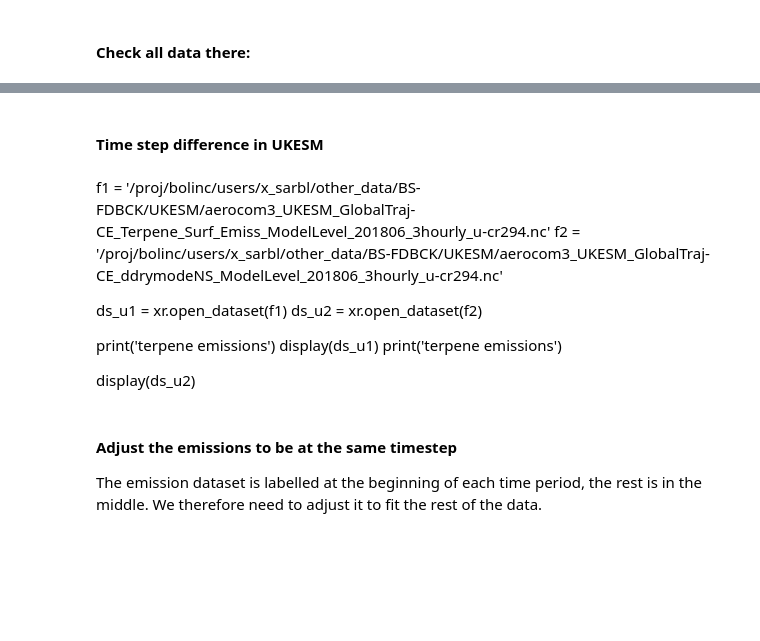
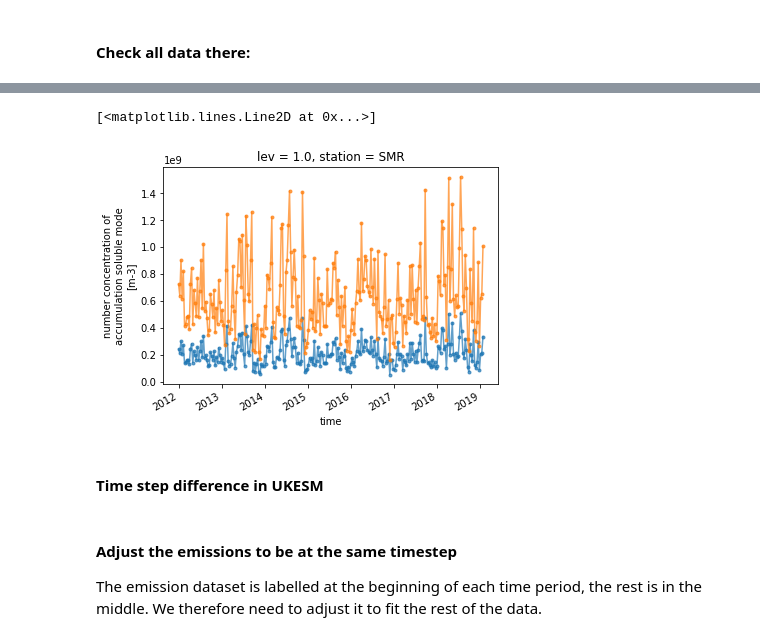
Before and after one commit to sarambl/BS-FDBCK, a Jupyter notebook: bs_fdbck_clean/notebooks/01-01-preprocess_station_data/01-01-03-Preprocess_dataset_MODELS_SMR.ipynb, the cells around one changed output, grey strips where cells are left out. Saved outputs shown, nothing was run; the diff lists cells and outputs as text; code cells hidden in the pictures; blank space fills up the shorter version.

```diff
--- a/bs_fdbck_clean/notebooks/01-01-preprocess_station_data/01-01-03-Preprocess_dataset_MODELS_SMR.ipynb
+++ b/bs_fdbck_clean/notebooks/01-01-preprocess_station_data/01-01-03-Preprocess_dataset_MODELS_SMR.ipynb
@@ -1233,18 +1269,12 @@ from bs_fdbck_clean.util.BSOA_datamanip.ukesm import diam_vars, num_vars
+# %%
+#ds_ukesm['nconcAS'].plot(marker='.')
+ds_ukesm['nconcAS'].resample(time='10D').mean().plot(marker='.', alpha=.7)
+ds_ukesm['nconcAS_uncorrected'].resample(time='10D').mean().plot(marker='.', alpha=.7)
+# %% [output]
+[<matplotlib.lines.Line2D at 0x...>]
+[figure, added]
 # %% [markdown]
 #### Time step difference in UKESM
-# %% [markdown]
-f1 = '/proj/bolinc/users/x_sarbl/other_data/BS-FDBCK/UKESM/aerocom3_UKESM_GlobalTraj-CE_Terpene_Surf_Emiss_ModelLevel_201806_3hourly_u-cr294.nc'
-f2 = '/proj/bolinc/users/x_sarbl/other_data/BS-FDBCK/UKESM/aerocom3_UKESM_GlobalTraj-CE_ddrymodeNS_ModelLevel_201806_3hourly_u-cr294.nc'
-
-ds_u1 = xr.open_dataset(f1)
-ds_u2 = xr.open_dataset(f2)
-
-
-print('terpene emissions')
-display(ds_u1)
-print('terpene emissions')
-
-display(ds_u2)
 # %% [markdown]
 #### Adjust the emissions to be at the same timestep
 The emission dataset is labelled at the beginning of each time period, the rest is in the middle. We therefore need to adjust it to fit the rest of the data.
```
Also changed, not shown: parts of 17 cells of this notebook, 4 other files.
